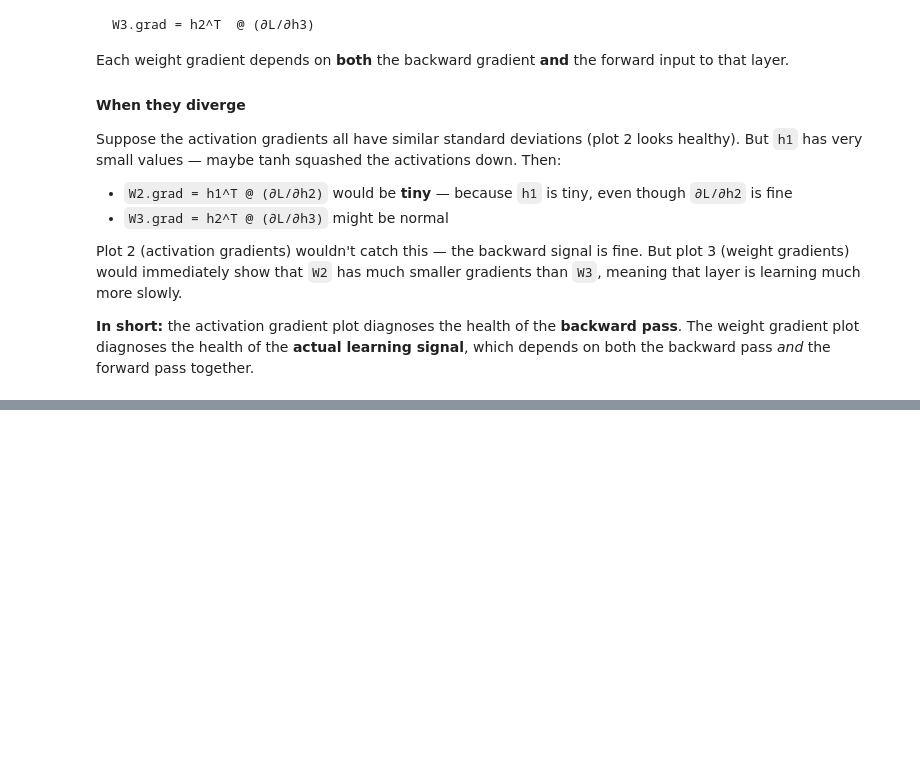
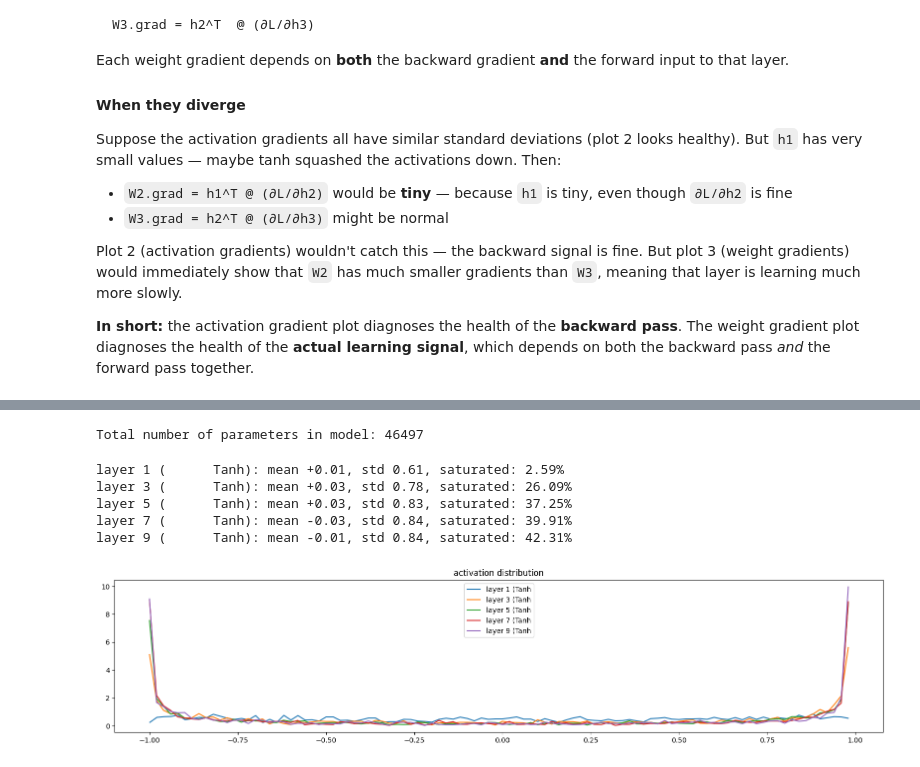
Before and after one commit to kshitijg92/karpathy-zero-to-hero-deep-work, a Jupyter notebook: lesson_4_makemore_batchnorm/makemore_training_diagnostics.ipynb, the cells around one changed output, grey strips where cells are left out. Saved outputs shown, nothing was run; the diff lists cells and outputs as text; code cells hidden in the pictures; blank space fills up the shorter version.

```diff
--- a/lesson_4_makemore_batchnorm/makemore_training_diagnostics.ipynb
+++ b/lesson_4_makemore_batchnorm/makemore_training_diagnostics.ipynb
@@ -624,0 +701,15 @@ Section 3:
+# %%
+# what happens if we set the tanh gain to 10 instead 3 of 5/3, i.e. something higher?
+C, layers, parameters = setup_model(**{**default_params, "tanh_gain": 3.0})
+stepi, lossi, loglossi, update_to_data_ratio, layers, parameters = \
+    train_model(C, layers, parameters, n_steps=1)
+
+plot_activation_distribution(layers)
+# %% [output]
+Total number of parameters in model: 46497
+layer 1 (      Tanh): mean +0.01, std 0.61, saturated: 2.59%
+layer 3 (      Tanh): mean +0.03, std 0.78, saturated: 26.09%
+layer 5 (      Tanh): mean +0.03, std 0.83, saturated: 37.25%
+layer 7 (      Tanh): mean -0.03, std 0.84, saturated: 39.91%
+layer 9 (      Tanh): mean -0.01, std 0.84, saturated: 42.31%
+[figure, added]
```
Also changed, not shown: parts of 17 cells of this notebook.
